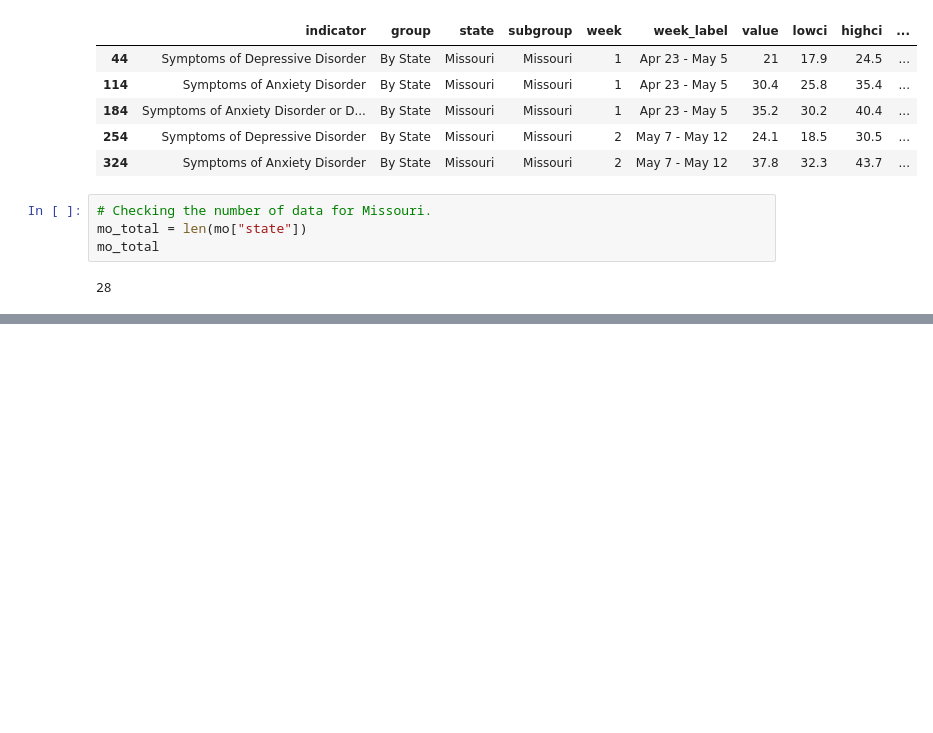
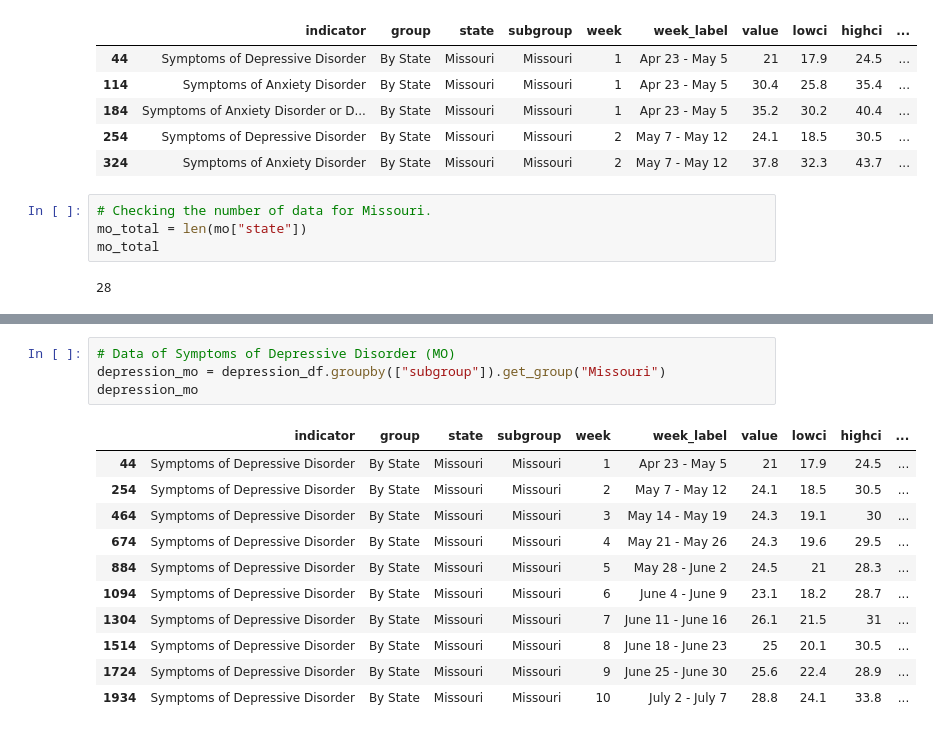
Before and after one commit to d-hires/Pandemic-Warriors-Project-1, a Jupyter notebook: CDC_api_States_Saki.ipynb, the cells around one changed output, grey strips where cells are left out. Cells and saved outputs as stored; diff of their text form; blank space fills up the shorter version.

```diff
--- a/CDC_api_States_Saki.ipynb
+++ b/CDC_api_States_Saki.ipynb
@@ -104,0 +148,16 @@ mo_total
+# %%
+# Data of Symptoms of Depressive Disorder (MO)
+depression_mo = depression_df.groupby(["subgroup"]).get_group("Missouri")
+depression_mo
+# %% [output]
+|  | indicator | group | state | subgroup | week | week_label | value | lowci | highci | ... |
+| 44 | Symptoms of Depressive Disorder | By State | Missouri | Missouri | 1 | Apr 23 - May 5 | 21 | 17.9 | 24.5 | ... |
+| 254 | Symptoms of Depressive Disorder | By State | Missouri | Missouri | 2 | May 7 - May 12 | 24.1 | 18.5 | 30.5 | ... |
+| 464 | Symptoms of Depressive Disorder | By State | Missouri | Missouri | 3 | May 14 - May 19 | 24.3 | 19.1 | 30 | ... |
+| 674 | Symptoms of Depressive Disorder | By State | Missouri | Missouri | 4 | May 21 - May 26 | 24.3 | 19.6 | 29.5 | ... |
+| 884 | Symptoms of Depressive Disorder | By State | Missouri | Missouri | 5 | May 28 - June 2 | 24.5 | 21 | 28.3 | ... |
+| 1094 | Symptoms of Depressive Disorder | By State | Missouri | Missouri | 6 | June 4 - June 9 | 23.1 | 18.2 | 28.7 | ... |
+| 1304 | Symptoms of Depressive Disorder | By State | Missouri | Missouri | 7 | June 11 - June 16 | 26.1 | 21.5 | 31 | ... |
+| 1514 | Symptoms of Depressive Disorder | By State | Missouri | Missouri | 8 | June 18 - June 23 | 25 | 20.1 | 30.5 | ... |
+| 1724 | Symptoms of Depressive Disorder | By State | Missouri | Missouri | 9 | June 25 - June 30 | 25.6 | 22.4 | 28.9 | ... |
+| 1934 | Symptoms of Depressive Disorder | By State | Missouri | Missouri | 10 | July 2 - July 7 | 28.8 | 24.1 | 33.8 | ... |
```
Also changed, not shown: parts of 4 cells of this notebook.
